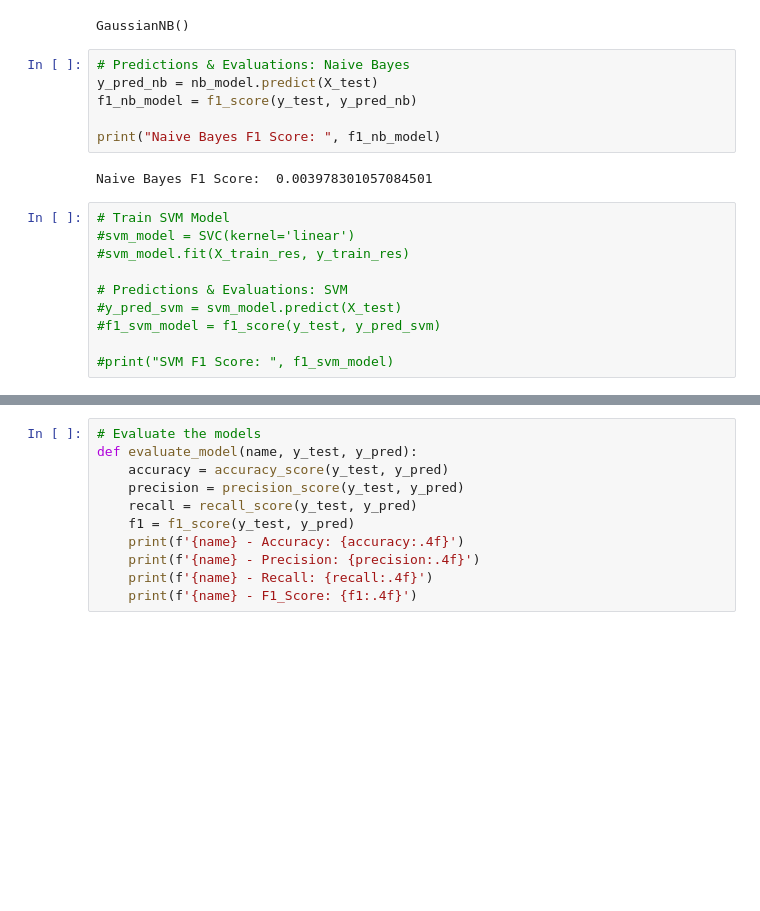
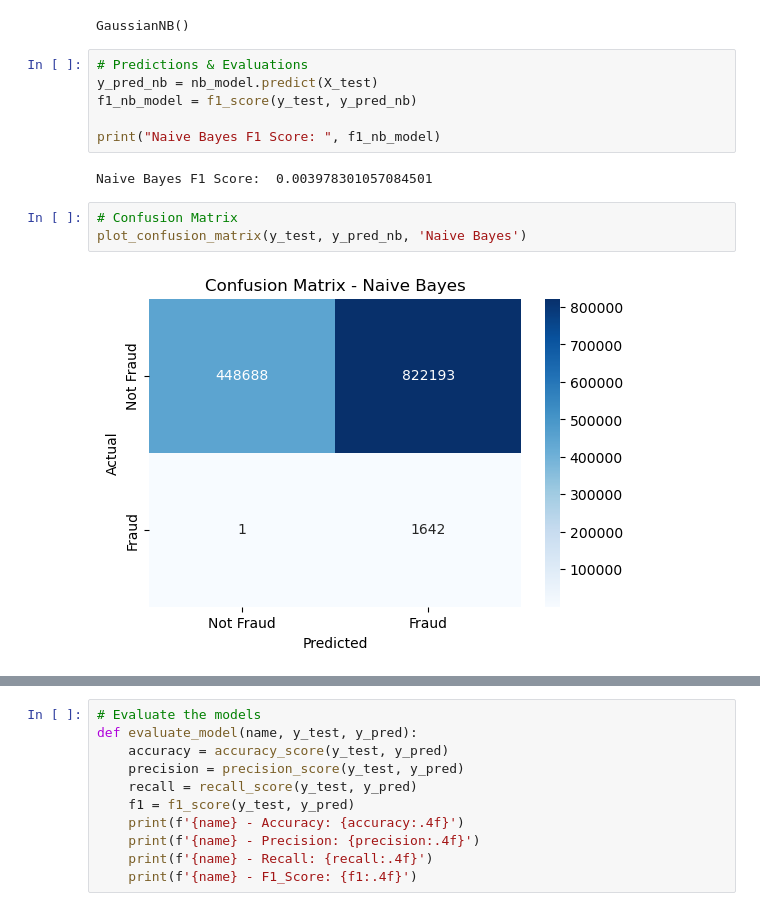
Before and after one commit to Jacqs395/Financial_Fraud, a Jupyter notebook: models.ipynb, the cells around one changed output, grey strips where cells are left out. Saved outputs shown, nothing was run; the diff lists cells and outputs as text; blank space fills up the shorter version.

```diff
--- a/models.ipynb
+++ b/models.ipynb
@@ -75,20 +135,15 @@ nb_model.fit(X_train_res, y_train_res)
 # %% [output]
 GaussianNB()
 # %%
-# Predictions & Evaluations: Naive Bayes
+# Predictions & Evaluations
 y_pred_nb = nb_model.predict(X_test)
 f1_nb_model = f1_score(y_test, y_pred_nb)
 
 print("Naive Bayes F1 Score: ", f1_nb_model)
 # %% [output]
 Naive Bayes F1 Score:  0.003978301057084501
-# %%
-# Train SVM Model
-#svm_model = SVC(kernel='linear')
-#svm_model.fit(X_train_res, y_train_res)
-
-# Predictions & Evaluations: SVM
-#y_pred_svm = svm_model.predict(X_test)
-#f1_svm_model = f1_score(y_test, y_pred_svm)
-
-#print("SVM F1 Score: ", f1_svm_model)
+# %%
+# Confusion Matrix
+plot_confusion_matrix(y_test, y_pred_nb, 'Naive Bayes')
+# %% [output]
+[figure, added]
```
Also changed, not shown: parts of 15 cells of this notebook.
